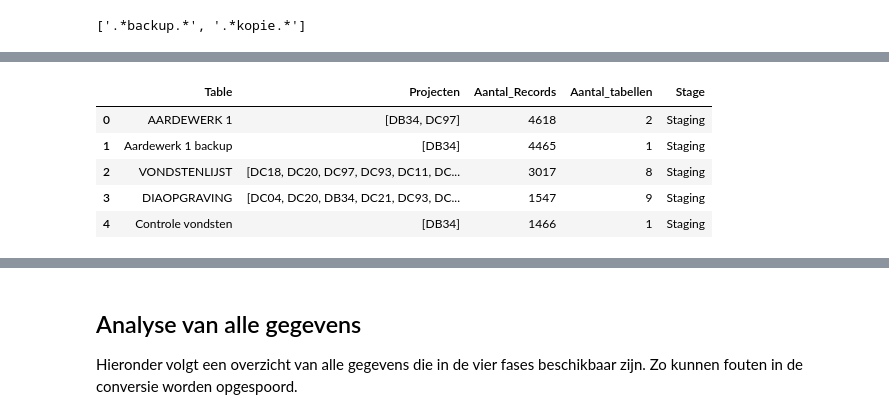
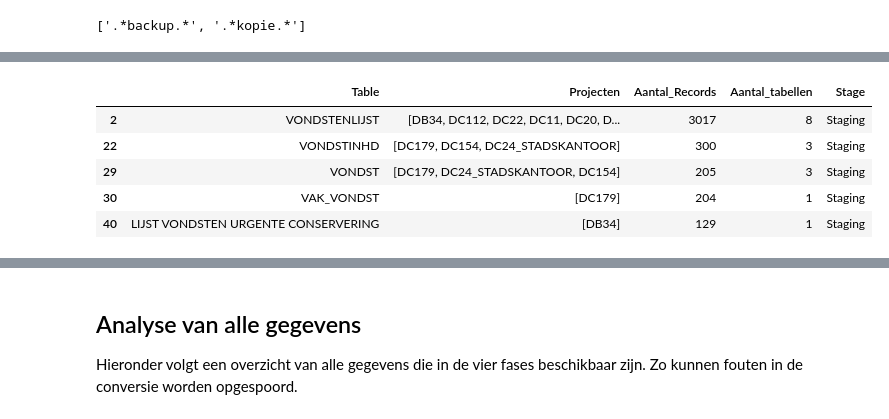
Before and after one commit to brienen/wasstraat_archeologische_data, a Jupyter notebook: notebooks/Analyse Tables.ipynb, the cells around one changed output, grey strips where cells are left out. Drawn from its saved outputs; the diff is of its cells as text; code cells hidden in the pictures.

Commit message:
Set unique for Vondst

```diff
--- a/notebooks/Analyse Tables.ipynb
+++ b/notebooks/Analyse Tables.ipynb
@@ -58,17 +58,18 @@ df_brondata.head(5)
 # %%
 grp_aggr = [{"$match" : {'project': {'$nin': ['MAGAZIJN', 'DELF-IT', 'Digifotos']}, 'table': { '$not': {'$regex':"^SYS.*"}}}}
            ,{"$group": { "_id": { 'project': "$project", 'table': "$table"}, 'teller': {"$sum": 1}}}
            ,{'$replaceRoot': {'newRoot': {'project': "$_id.project", 'table': "$_id.table", 'teller': "$teller"}}}]
 
 df_staging = AggregateData(pd.concat([pd.DataFrame(list(stagingOud.aggregate(grp_aggr))), pd.DataFrame(list(stagingNieuw.aggregate(grp_aggr)))]), 'Staging')
 df_staging.head(5)
+df_staging[df_staging.Table.str.contains('VONDST')]
 # %% [output]
 |  | Table | Projecten | Aantal_Records | Aantal_tabellen | Stage |
-| 0 | AARDEWERK 1 | [DB34, DC97] | 4618 | 2 | Staging |
-| 1 | Aardewerk 1 backup | [DB34] | 4465 | 1 | Staging |
-| 2 | VONDSTENLIJST | [DC18, DC20, DC97, DC93, DC11, DC... | 3017 | 8 | Staging |
-| 3 | DIAOPGRAVING | [DC04, DC20, DB34, DC21, DC93, DC... | 1547 | 9 | Staging |
-| 4 | Controle vondsten | [DB34] | 1466 | 1 | Staging |
+| 2 | VONDSTENLIJST | [DB34, DC112, DC22, DC11, DC20, D... | 3017 | 8 | Staging |
+| 22 | VONDSTINHD | [DC179, DC154, DC24_STADSKANTOOR] | 300 | 3 | Staging |
+| 29 | VONDST | [DC179, DC24_STADSKANTOOR, DC154] | 205 | 3 | Staging |
+| 30 | VAK_VONDST | [DC179] | 204 | 1 | Staging |
+| 40 | LIJST VONDSTEN URGENTE CONSERVERING | [DB34] | 129 | 1 | Staging |
 # %%
 grp_aggr = [{'$group': {'_id': {'project': "$brondata.project", 'table': "$brondata.table"},'teller': {"$sum": 1}}}
            ,{'$replaceRoot': {'newRoot': {'project': "$_id.project", 'table': "$_id.table", 'teller': "$teller"}}}]
```
Also changed, not shown: parts of 9 cells of this notebook, 7 other files.
